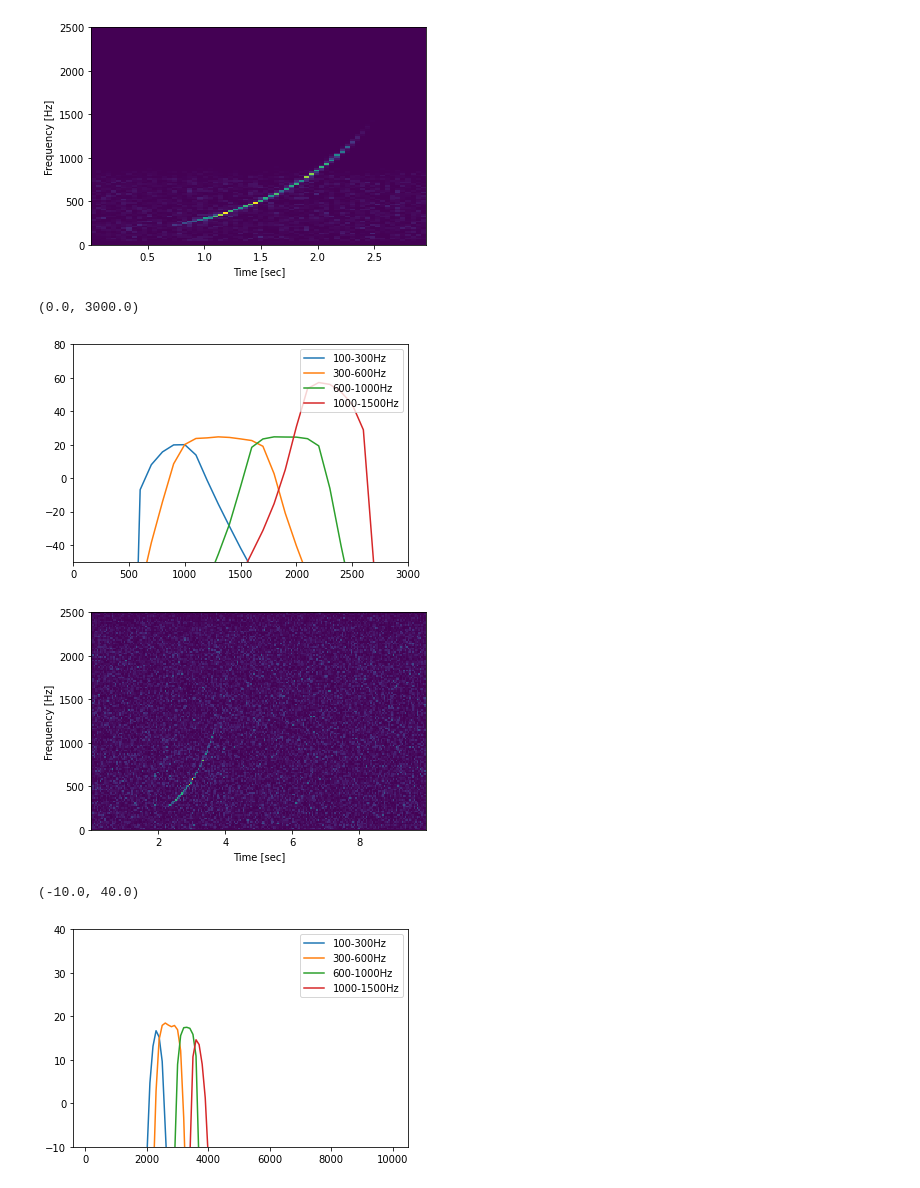
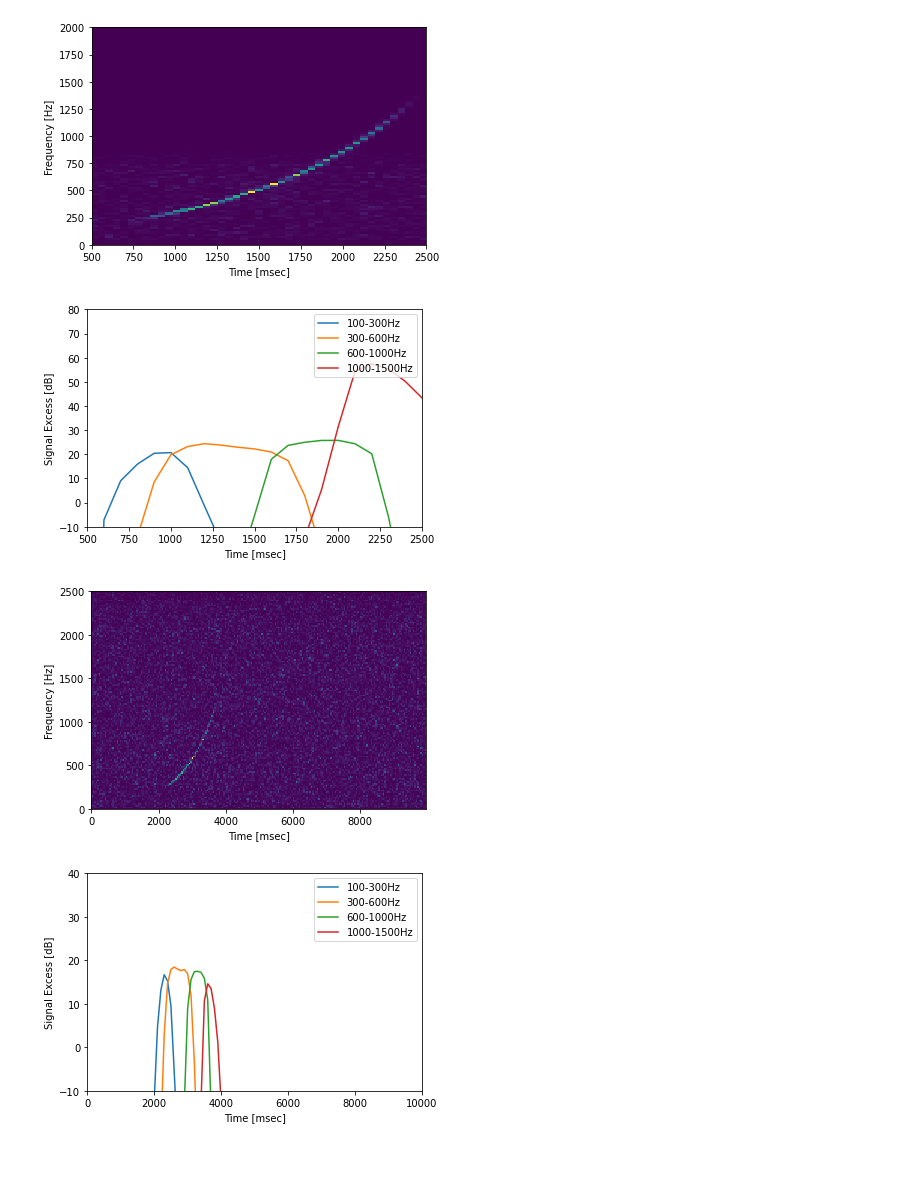
Before and after one commit to kacunningham413/pinniped_lab, a Jupyter notebook: interface_template.ipynb, the cells around one changed output. Cells and saved outputs as stored; diff of their text form; code cells hidden in the pictures; blank space fills up the shorter version.

Commit message:
Clean up plots; allow axis customization.

```diff
--- a/interface_template.ipynb
+++ b/interface_template.ipynb
@@ -15,18 +24,14 @@ analyzer.plot_signal_excesses()
 # %%
 from masking_analysis.masking import masking_analyzer_from_exp_config_txt
 import matplotlib.pyplot as plt
 
 analyzer = masking_analyzer_from_exp_config_txt(
     './test_data/experiment_config_example_with_position.textproto')
-analyzer.plot_signal_and_noise_spectrogram()
-analyzer.plot_signal_excesses()
-
-plt.ylim([-50,80])
-plt.xlim([0,3000])
+analyzer.plot_signal_and_noise_spectrogram(f_min=0, f_max=2000, t_min=500, t_max=2500)
+analyzer.plot_signal_excesses(db_min=-10, db_max=80, t_min=500, t_max=2500)
 # %% [output]
-[figure, old version]
+[figure, new version]
-(0.0, 3000.0)
-[figure, old version]
+[figure, new version]
 # %%
 import masking_analysis.sound as sound
 from masking_analysis.sound import Sound
@@ -37,10 +42,7 @@ analyzer = masking_analyzer_from_exp_config_txt(
     './test_data/experiment_config_wav_noise_with_position.textproto')
 
 analyzer.plot_signal_and_noise_spectrogram()
-analyzer.plot_signal_excesses()
-
-plt.ylim([-10,40])
+analyzer.plot_signal_excesses(db_min=-10, db_max=40)
 # %% [output]
-[figure, old version]
+[figure, new version]
-(-10.0, 40.0)
-[figure, old version]
+[figure, new version]
```
Also changed, not shown: parts of 3 cells of this notebook, 2 other files.
